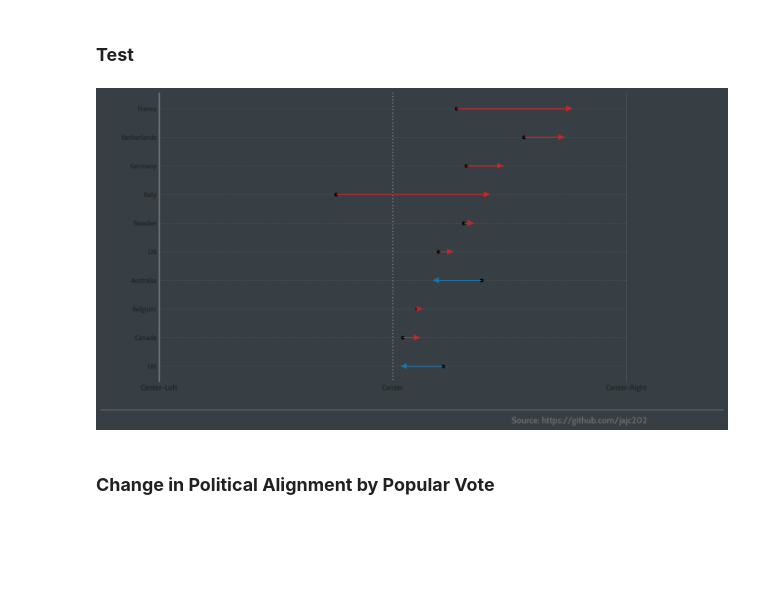
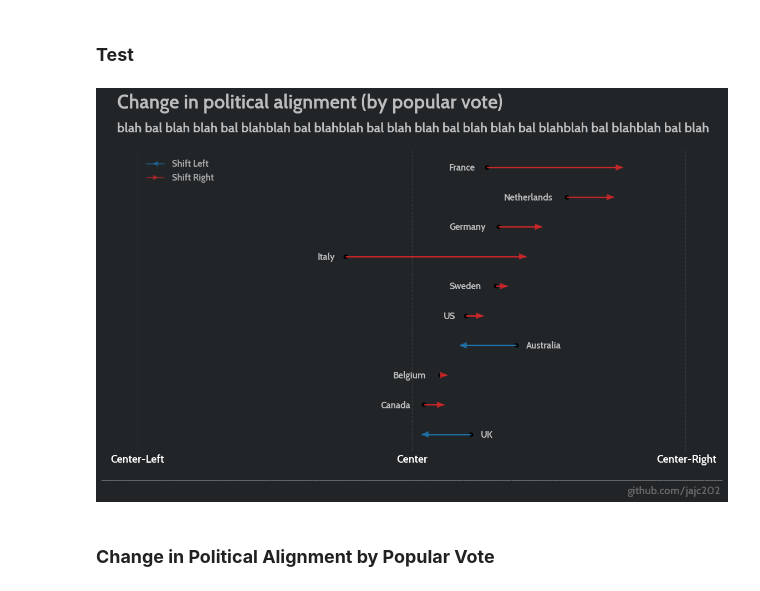
Before and after one commit to jajc202/PartiesInPower, a Jupyter notebook: 02. Code/02. Master Notebook/PiP_Master_Notebooks.ipynb, the cells around one changed output. Saved outputs shown, nothing was run; the diff lists cells and outputs as text; code cells hidden in the pictures; blank space fills up the shorter version.

```diff
--- a/02. Code/02. Master Notebook/PiP_Master_Notebooks.ipynb
+++ b/02. Code/02. Master Notebook/PiP_Master_Notebooks.ipynb
@@ -142,8 +142,12 @@ import matplotlib.style as style
 style.use('fivethirtyeight')
 
 #
-mpl.rcParams['axes.facecolor'] = '#373f44'
-mpl.rcParams['figure.facecolor'] = '#373f44'
+mpl.rcParams['axes.facecolor'] = '#212528'
+mpl.rcParams['figure.facecolor'] = '#212528'
+mpl.rcParams['grid.color'] = 'white'
+mpl.rcParams['grid.alpha'] = 1
+mpl.rcParams['xtick.labelcolor'] = 'white'
+mpl.rcParams['ytick.labelcolor'] = 'white'
 # %%
 # Create a figure and an axis object
 fig, ax = plt.subplots(figsize=(12, 8))
@@ -182,45 +186,111 @@ for i in range(len(master_df)):
               color=line_color, alpha=0.8, length_includes_head=True)
 
 # Add a vertical center line for reference
-ax.axvline(0, color="black", linestyle="--", linewidth=1, alpha=0.8)
+ax.axvline(0, color="white", linestyle="--", linewidth=1, alpha=0.1)
+ax.axvline(-2, color="white", linestyle="--", linewidth=1, alpha=0.1)
+ax.axvline(1.99, color="white", linestyle="--", linewidth=1, alpha=0.1)
 
 # The signature bar
-ax.text(x = 1, y = -2,
-    s = ' Source: https://github.com/jajc202',fontsize = 14, color = 'grey', alpha = .7)
+ax.text(x = 2.25, y = -2,
+    s = 'github.com/jajc202',fontsize = 14, color = 'grey', alpha = .7, ha='right')
 
 # The other signature bar
-ax.text(x = -2.5, y = -1.5,
-    s = '________________________________________________________________________________________________________________________________',
-    color = 'grey', alpha = .7)
+ax.text(x = 0, y = -1.5,
+    s = '_______________________________________________________________________________________________________',
+    color = 'grey', alpha = .7, ha='center')
 
+# The signature bar
+ax.text(x = -2.15, y = 11,
+    s = 'Change in political alignment (by popular vote)',fontsize = 25, color = 'white', alpha = .7, ha='left')
+
+# The signature bar
+ax.text(x = -2.15, y = 10.2,
+    s = 'blah bal blah blah bal blahblah bal blahblah bal blah blah bal blah blah bal blahblah bal blahblah bal blah',fontsize = 17, color = 'white', alpha = .7, ha='left')
+
+# UK
+ax.text(x = 0.5, y = -0.1,
+    s = 'UK',fontsize = 12, color = 'white', alpha = .7, ha='left')
+# Candada
+ax.text(x = -0.23, y = 0.9,
+    s = 'Canada',fontsize = 12, color = 'white', alpha = .7, ha='left')
+# Belgium
+ax.text(x = -0.14, y = 1.9,
+    s = 'Belgium',fontsize = 12, color = 'white', alpha = .7, ha='left')
+# Australia
+ax.text(x = 0.83, y = 2.9,
+    s = 'Australia',fontsize = 12, color = 'white', alpha = .7, ha='left')
+# US
+ax.text(x = 0.23, y = 3.9,
+    s = 'US',fontsize = 12, color = 'white', alpha = .7, ha='left')
+# Sweden
+ax.text(x = 0.27, y = 4.9,
+    s = 'Sweden',fontsize = 12, color = 'white', alpha = .7, ha='left')
+# Italy
+ax.text(x = -0.69, y = 5.9,
+    s = 'Italy',fontsize = 12, color = 'white', alpha = .7, ha='left')
+# Germany
+ax.text(x = 0.27, y = 6.9,
+    s = 'Germany',fontsize = 12, color = 'white', alpha = .7, ha='left')
+# Netherlands
+ax.text(x = 0.67, y = 7.9,
+    s = 'Netherlands',fontsize = 12, color = 'white', alpha = .7, ha='left')
+# France
+ax.text(x = 0.27, y = 8.9,
+    s = 'France',fontsize = 12, color = 'white', alpha = .7, ha='left')
+
+
+# Set margins
 # Set labels and title
 #plt.xlabel("Political Spectrum Score", fontsize=14, fontweight="bold")
 plt.ylabel("")  # Remove y-axis label for a cleaner look
 #plt.title("Political Alignment Shift by Country", fontsize=16, fontweight="bold")
 
 # Define custom x-tick labels
 x_tick_mapping = {
     -6: "Far-Left",
     -4: "Left",
     -2: "Center-Left",
      0: "Center",
      2: "Center-Right",
      4: "Right",
      6: "Far-Right"
 }
-plt.xticks(ticks=list(x_tick_mapping.keys()), labels=list(x_tick_mapping.values()), fontsize=12)
+plt.xticks(ticks=list(x_tick_mapping.keys()), labels=list(x_tick_mapping.values()), fontsize=14)
+plt.yticks([], [])
 
 plt.xlim(-2, 2)
 
 # Improve aesthetics
 #plt.legend(fontsize=12, frameon=False)  # Simple legend
-plt.grid(axis="y", linestyle="--", alpha=0.1)  # Subtle horizontal gridlines
+plt.gca().xaxis.grid(False)
 sns.despine(left=True, bottom=True)  # Remove extra spines
+
+# Adjust margins
+fig.tight_layout()
+fig.subplots_adjust(left=0.075, right=0.9)
+
+
+import matplotlib.patches as mpatches
+import matplotlib.lines as mlines
+
+# Create legend elements
+left_arrow = mlines.Line2D([], [], color=left_shift_color, marker='<', linestyle='-', linewidth=2, label="Shift Left")
+right_arrow = mlines.Line2D([], [], color=right_shift_color, marker='>', linestyle='-', linewidth=2, label="Shift Right")
+
+# Add legend to the plot
+leg = ax.legend(handles=[left_arrow, right_arrow], loc="upper left", fontsize=12, frameon=False)
+
+for lh in leg.legendHandles:
+    lh.set_alpha(0.5)
+
+for ll in leg.texts:
+    ll.set_alpha(0.6)
+
 
 # Show the plot
 plt.show()
 # %% [output]
-[figure, old version]
+[figure, new version]
 # %% [markdown]
 ### **Change in Political Alignment by Popular Vote**
 # %%
```
